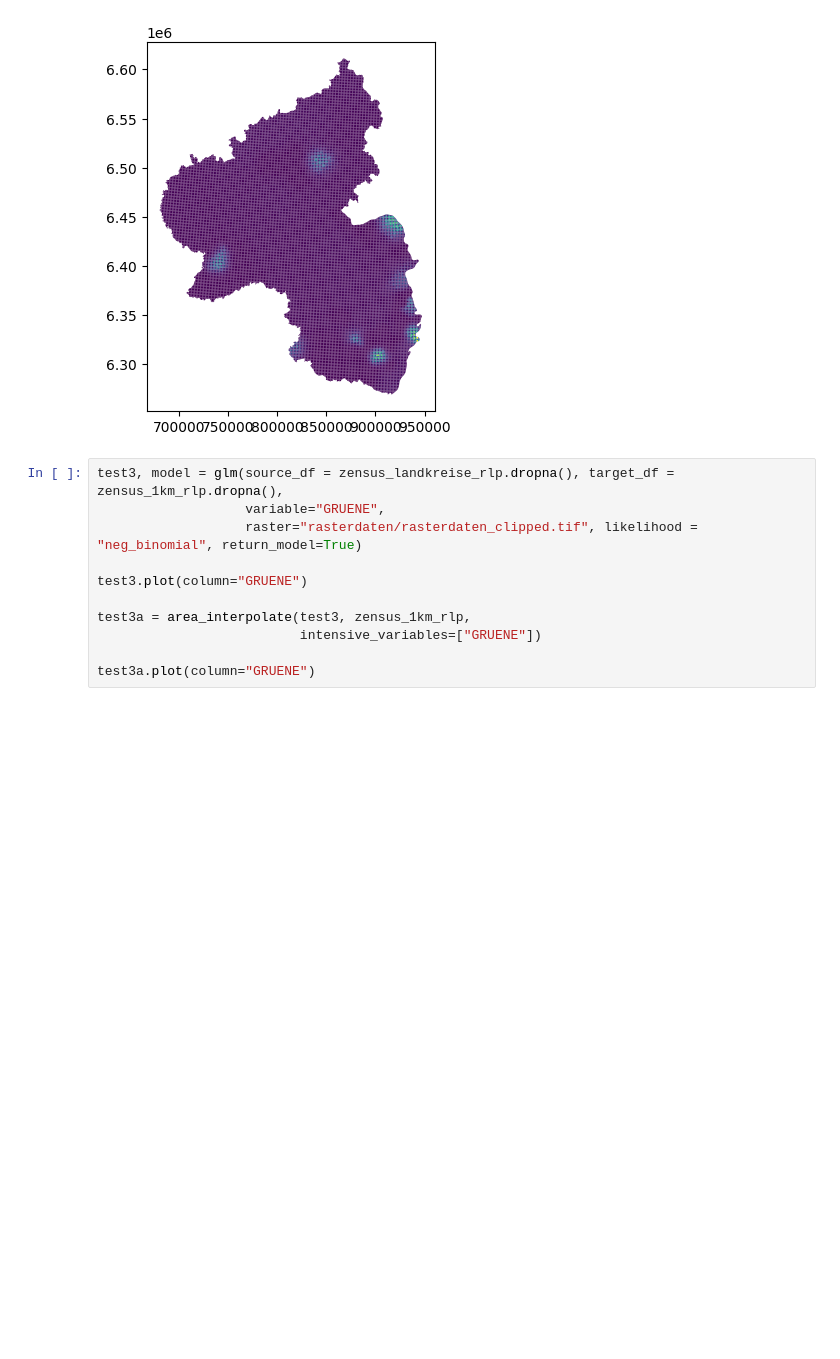
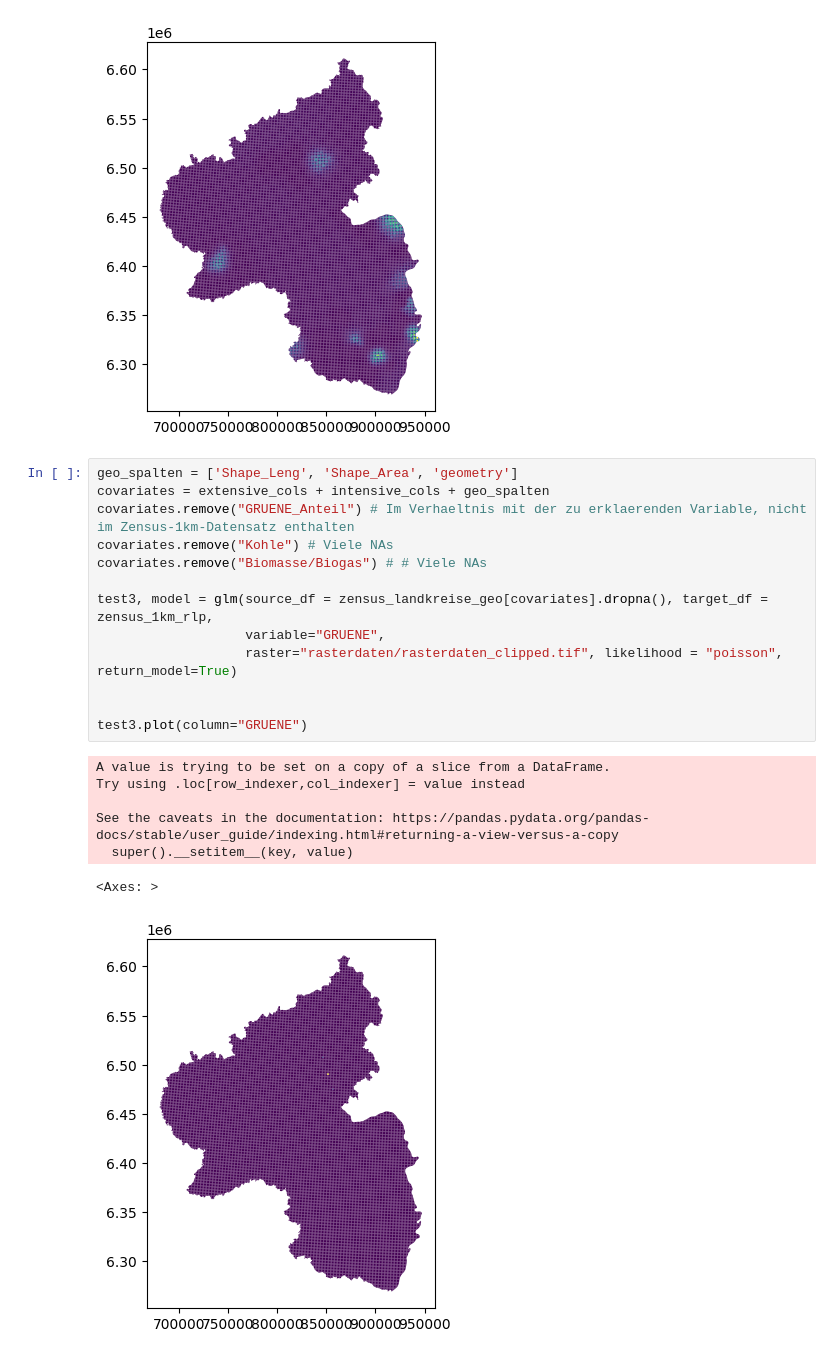
Before and after one commit to s4padoer/kleinraeumige_analyse_gruene_btw25_rlp, a Jupyter notebook: analyse_anteile.ipynb, the cells around one changed output. Saved outputs shown, nothing was run; the diff lists cells and outputs as text; blank space fills up the shorter version.

```diff
--- a/analyse_anteile.ipynb
+++ b/analyse_anteile.ipynb
@@ -103,13 +110,23 @@ WARNING: nan_treatment='interpolate', however, NaN values detected post convolut
 <Axes: >
 [figure]
 # %%
-test3, model = glm(source_df = zensus_landkreise_rlp.dropna(), target_df = zensus_1km_rlp.dropna(),
+geo_spalten = ['Shape_Leng', 'Shape_Area', 'geometry']
+covariates = extensive_cols + intensive_cols + geo_spalten
+covariates.remove("GRUENE_Anteil") # Im Verhaeltnis mit der zu erklaerenden Variable, nicht im Zensus-1km-Datensatz enthalten
+covariates.remove("Kohle") # Viele NAs
+covariates.remove("Biomasse/Biogas") # # Viele NAs
+
+test3, model = glm(source_df = zensus_landkreise_geo[covariates].dropna(), target_df = zensus_1km_rlp,
                    variable="GRUENE",
-                   raster="rasterdaten/rasterdaten_clipped.tif", likelihood = "neg_binomial", return_model=True)
+                   raster="rasterdaten/rasterdaten_clipped.tif", likelihood = "poisson", return_model=True)
+
 
 test3.plot(column="GRUENE")
-
-test3a = area_interpolate(test3, zensus_1km_rlp,
-                          intensive_variables=["GRUENE"])
-
-test3a.plot(column="GRUENE")
+# %% [output]
+A value is trying to be set on a copy of a slice from a DataFrame.
+Try using .loc[row_indexer,col_indexer] = value instead
+
+See the caveats in the documentation: https://pandas.pydata.org/pandas-docs/stable/user_guide/indexing.html#returning-a-view-versus-a-copy
+  super().__setitem__(key, value)
+<Axes: >
+[figure, added]
```
Also changed, not shown: parts of 11 cells of this notebook, 1 other file.
